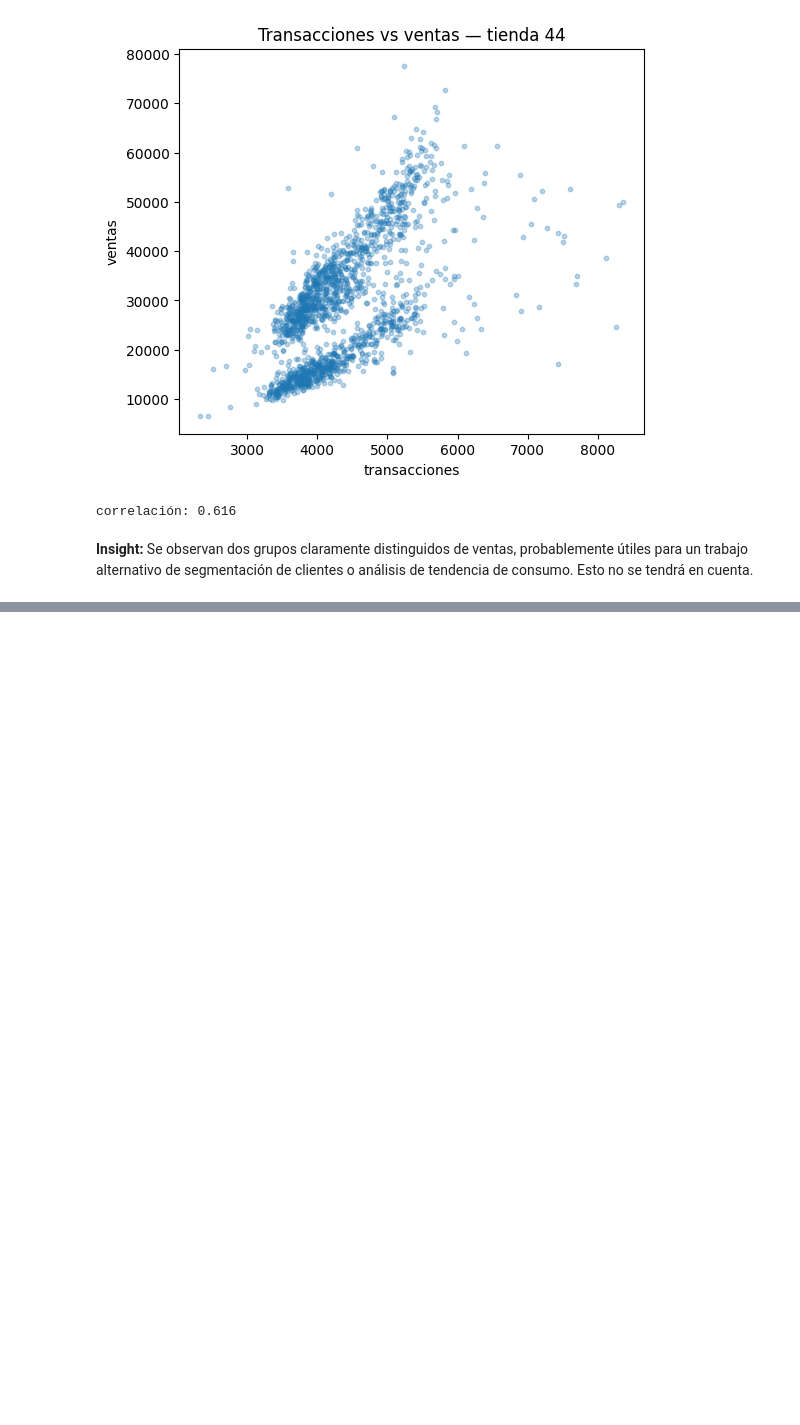
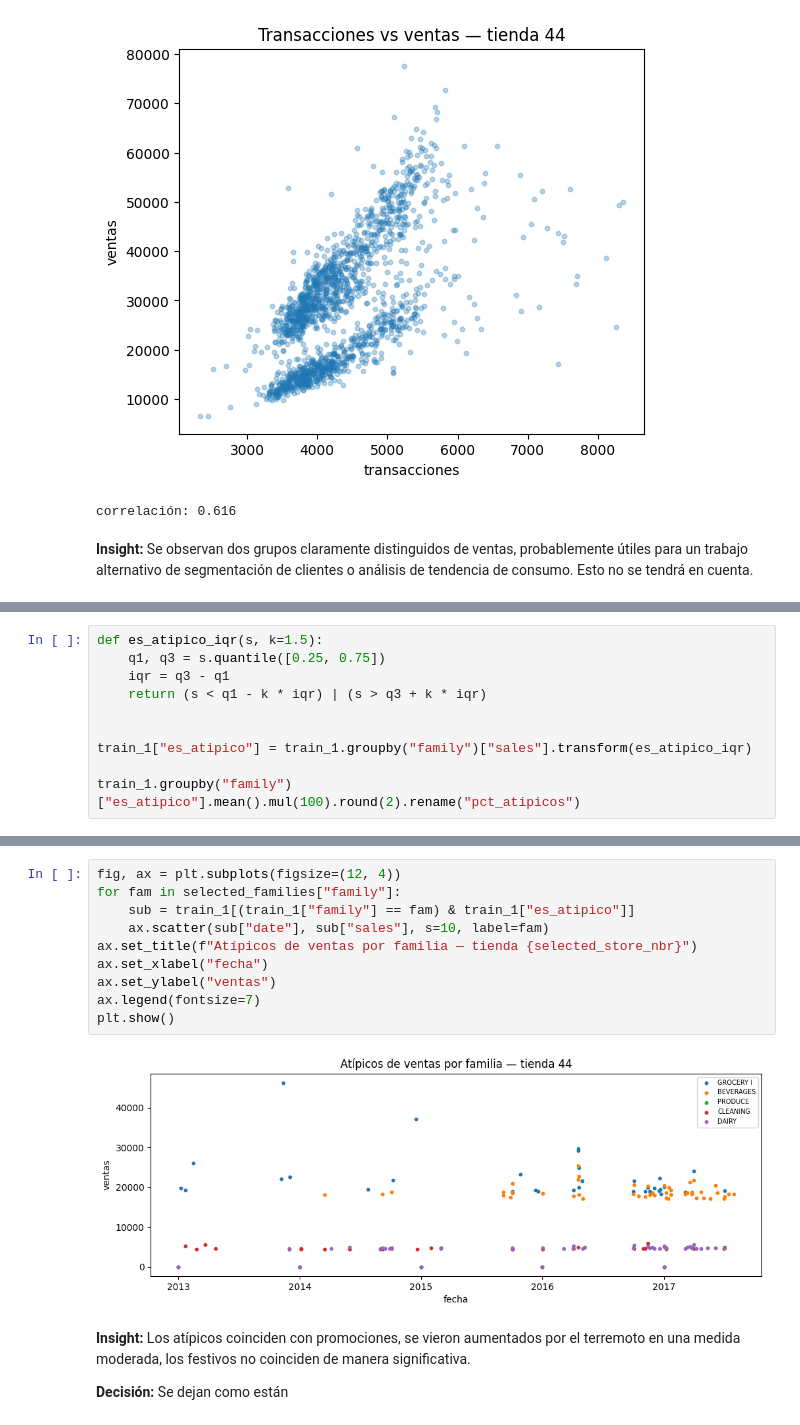
Before and after one commit to Jacogz/ML-Prediccion-Demanda, a Jupyter notebook: src/model_development.ipynb, the cells around one changed output, grey strips where cells are left out. Saved outputs shown, nothing was run; the diff lists cells and outputs as text; blank space fills up the shorter version.

```diff
--- a/src/model_development.ipynb
+++ b/src/model_development.ipynb
@@ -365,0 +446,10 @@ correlación: 0.616
+# %%
+def es_atipico_iqr(s, k=1.5):
+    q1, q3 = s.quantile([0.25, 0.75])
+    iqr = q3 - q1
+    return (s < q1 - k * iqr) | (s > q3 + k * iqr)
+
+
+train_1["es_atipico"] = train_1.groupby("family")["sales"].transform(es_atipico_iqr)
+
+train_1.groupby("family")["es_atipico"].mean().mul(100).round(2).rename("pct_atipicos")
@@ -365,0 +478,16 @@ correlación: 0.616
+# %%
+fig, ax = plt.subplots(figsize=(12, 4))
+for fam in selected_families["family"]:
+    sub = train_1[(train_1["family"] == fam) & train_1["es_atipico"]]
+    ax.scatter(sub["date"], sub["sales"], s=10, label=fam)
+ax.set_title(f"Atípicos de ventas por familia — tienda {selected_store_nbr}")
+ax.set_xlabel("fecha")
+ax.set_ylabel("ventas")
+ax.legend(fontsize=7)
+plt.show()
+# %% [output]
+[figure, added]
+# %% [markdown]
+**Insight:** Los atípicos coinciden con promociones, se vieron aumentados por el terremoto en una medida moderada, los festivos no coinciden de manera significativa.
+
+**Decisión:** Se dejan como están
```
Also changed, not shown: parts of 14 cells of this notebook.
